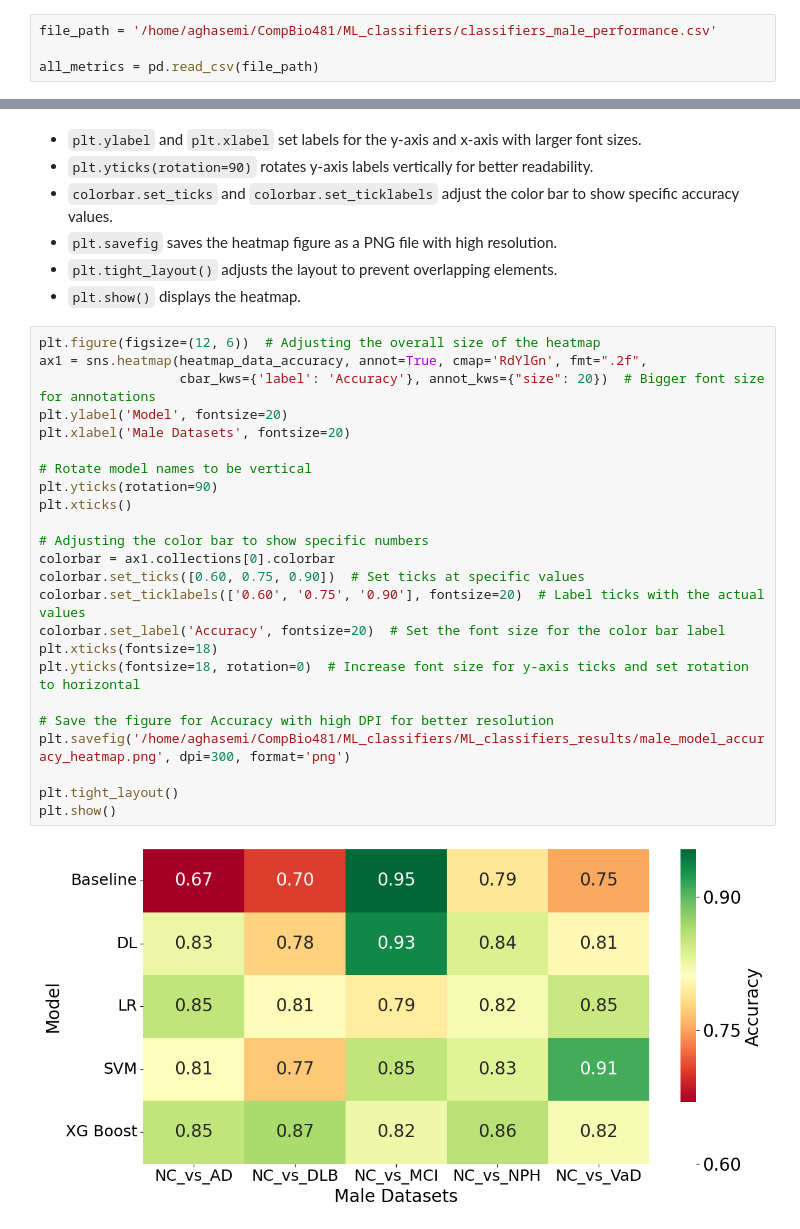
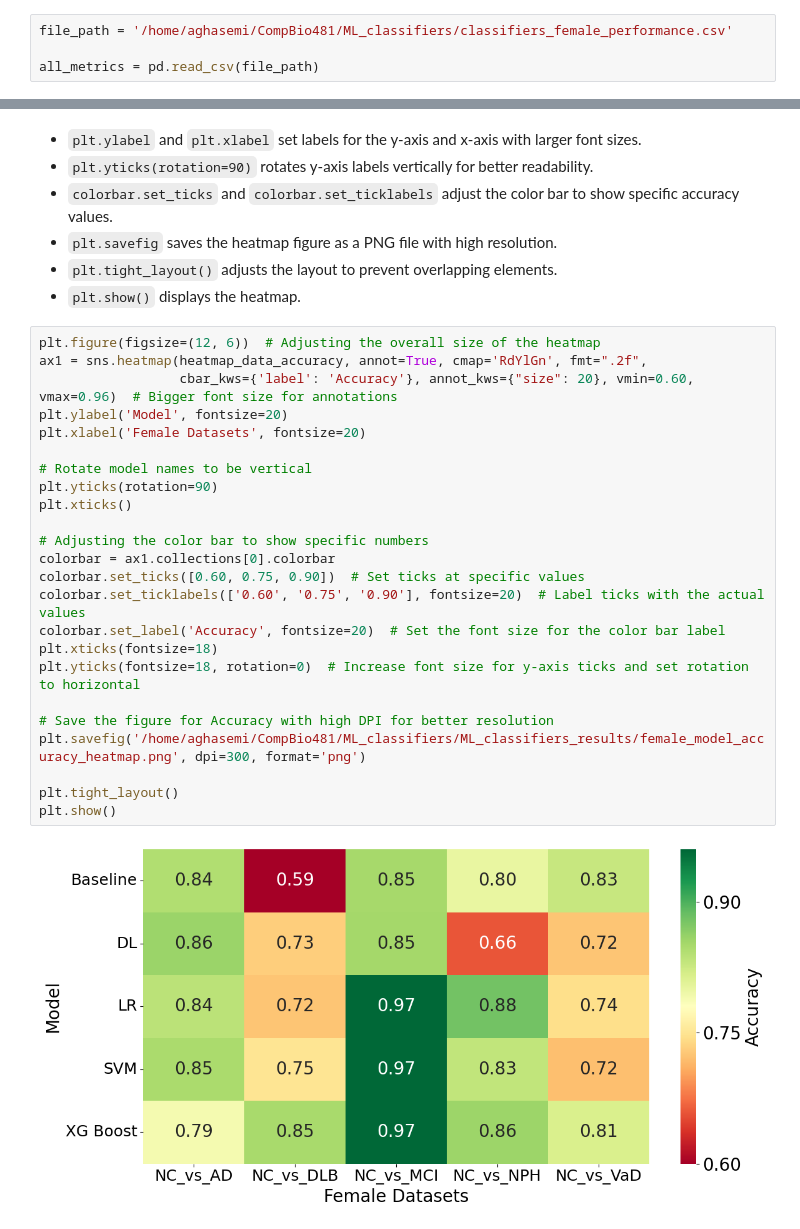
Before and after one commit to vetskiver/Machine-Learning-Uncovers-miRNA-Biomarkers-for-Dementia-Enriched-in-Congenital-Eye-Disease-Pathways, a Jupyter notebook: visualizations/create_heatmaps.ipynb, the cells around one changed output, grey strips where cells are left out. Drawn from its saved outputs; the diff is of its cells as text.

```diff
--- a/visualizations/create_heatmaps.ipynb
+++ b/visualizations/create_heatmaps.ipynb
@@ -15,7 +15,7 @@ import pandas as pd
 * `file_path` specifies the location of the CSV file containing the classifier performance metrics.
 * `pd.read_csv(file_path)` reads the CSV file into a DataFrame named `all_metrics`, which holds the performance data of various classifiers.
 # %%
-file_path = '/home/aghasemi/CompBio481/ML_classifiers/classifiers_male_performance.csv'
+file_path = '/home/aghasemi/CompBio481/ML_classifiers/classifiers_female_performance.csv'
 
 all_metrics = pd.read_csv(file_path)
 # %% [markdown]
@@ -55,26 +55,26 @@ heatmap_data_accuracy = important_metrics.pivot("Model", "Dataset", "Accuracy")
 # %%
 plt.figure(figsize=(12, 6))  # Adjusting the overall size of the heatmap
 ax1 = sns.heatmap(heatmap_data_accuracy, annot=True, cmap='RdYlGn', fmt=".2f",
-                  cbar_kws={'label': 'Accuracy'}, annot_kws={"size": 20})  # Bigger font size for annotations
+                  cbar_kws={'label': 'Accuracy'}, annot_kws={"size": 20}, vmin=0.60, vmax=0.96)  # Bigger font size for annotations
 plt.ylabel('Model', fontsize=20)
-plt.xlabel('Male Datasets', fontsize=20)
+plt.xlabel('Female Datasets', fontsize=20)
 
 # Rotate model names to be vertical
 plt.yticks(rotation=90)
 plt.xticks()
 
 # Adjusting the color bar to show specific numbers
 colorbar = ax1.collections[0].colorbar
 colorbar.set_ticks([0.60, 0.75, 0.90])  # Set ticks at specific values
 colorbar.set_ticklabels(['0.60', '0.75', '0.90'], fontsize=20)  # Label ticks with the actual values
 colorbar.set_label('Accuracy', fontsize=20)  # Set the font size for the color bar label
 plt.xticks(fontsize=18)
 plt.yticks(fontsize=18, rotation=0)  # Increase font size for y-axis ticks and set rotation to horizontal
 
 # Save the figure for Accuracy with high DPI for better resolution
-plt.savefig('/home/aghasemi/CompBio481/ML_classifiers/ML_classifiers_results/male_model_accuracy_heatmap.png', dpi=300, format='png')
+plt.savefig('/home/aghasemi/CompBio481/ML_classifiers/ML_classifiers_results/female_model_accuracy_heatmap.png', dpi=300, format='png')
 
 plt.tight_layout()
 plt.show()
 # %% [output]
-[figure, old version]
+[figure, new version]
```
